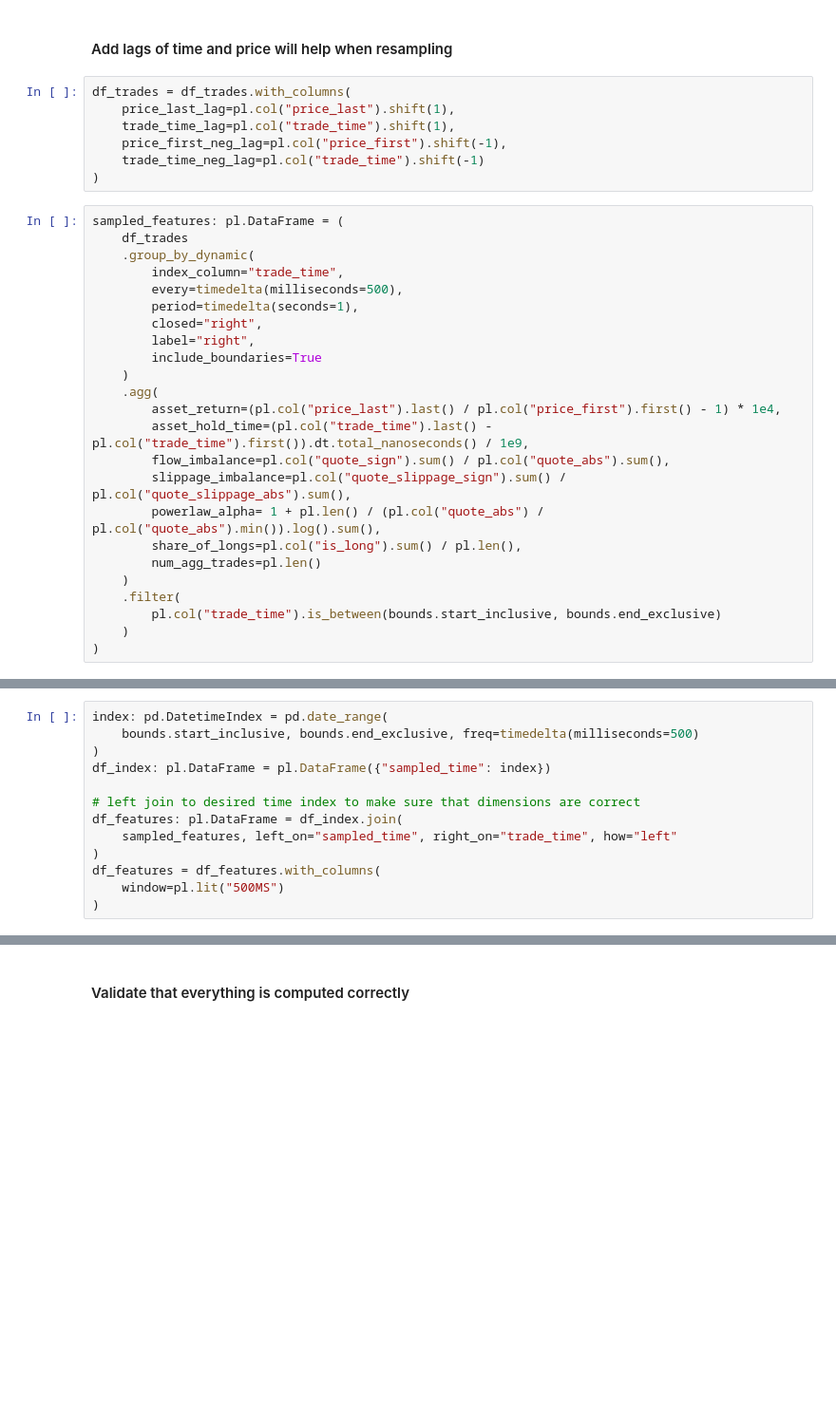
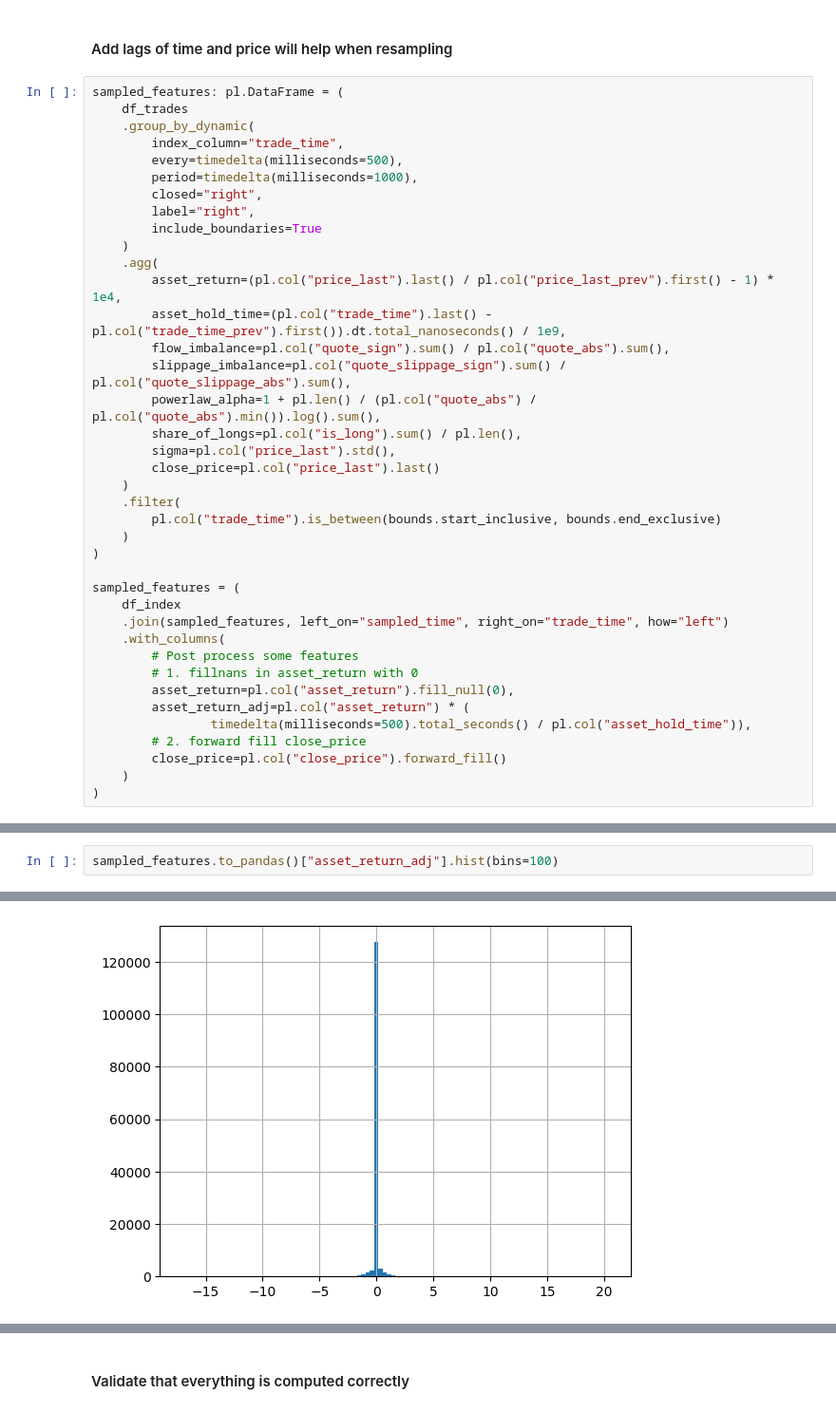
Before and after one commit to B0R0koko/microstructure_ranker, a Jupyter notebook: src/analysis/hft_features.ipynb, the cells around one changed output, grey strips where cells are left out. Shown at 95% size. Saved outputs shown, nothing was run; the diff lists cells and outputs as text; blank space fills up the shorter version.

```diff
--- a/src/analysis/hft_features.ipynb
+++ b/src/analysis/hft_features.ipynb
@@ -98,33 +142,41 @@ df_trades = df_trades.with_columns(
 # %% [markdown]
 <h4>Add lags of time and price will help when resampling</h4>
-# %%
-df_trades = df_trades.with_columns(
-    price_last_lag=pl.col("price_last").shift(1),
-    trade_time_lag=pl.col("trade_time").shift(1),
-    price_first_neg_lag=pl.col("price_first").shift(-1),
-    trade_time_neg_lag=pl.col("trade_time").shift(-1)
-)
 # %%
 sampled_features: pl.DataFrame = (
     df_trades
     .group_by_dynamic(
         index_column="trade_time",
         every=timedelta(milliseconds=500),
-        period=timedelta(seconds=1),
+        period=timedelta(milliseconds=1000),
         closed="right",
         label="right",
         include_boundaries=True
     )
     .agg(
-        asset_return=(pl.col("price_last").last() / pl.col("price_first").first() - 1) * 1e4,
-        asset_hold_time=(pl.col("trade_time").last() - pl.col("trade_time").first()).dt.total_nanoseconds() / 1e9,
+        asset_return=(pl.col("price_last").last() / pl.col("price_last_prev").first() - 1) * 1e4,
+        asset_hold_time=(pl.col("trade_time").last() - pl.col("trade_time_prev").first()).dt.total_nanoseconds() / 1e9,
         flow_imbalance=pl.col("quote_sign").sum() / pl.col("quote_abs").sum(),
         slippage_imbalance=pl.col("quote_slippage_sign").sum() / pl.col("quote_slippage_abs").sum(),
-        powerlaw_alpha= 1 + pl.len() / (pl.col("quote_abs") / pl.col("quote_abs").min()).log().sum(),
+        powerlaw_alpha=1 + pl.len() / (pl.col("quote_abs") / pl.col("quote_abs").min()).log().sum(),
         share_of_longs=pl.col("is_long").sum() / pl.len(),
-        num_agg_trades=pl.len()
+        sigma=pl.col("price_last").std(),
+        close_price=pl.col("price_last").last()
     )
     .filter(
         pl.col("trade_time").is_between(bounds.start_inclusive, bounds.end_exclusive)
     )
 )
+
+sampled_features = (
+    df_index
+    .join(sampled_features, left_on="sampled_time", right_on="trade_time", how="left")
+    .with_columns(
+        # Post process some features
+        # 1. fillnans in asset_return with 0
+        asset_return=pl.col("asset_return").fill_null(0),
+        asset_return_adj=pl.col("asset_return") * (
+                timedelta(milliseconds=500).total_seconds() / pl.col("asset_hold_time")),
+        # 2. forward fill close_price
+        close_price=pl.col("close_price").forward_fill()
+    )
+)
@@ -142,13 +199,3 @@ asset_return * timedelta(seconds=1).total_seconds() / hold_time_sec
 # %%
-index: pd.DatetimeIndex = pd.date_range(
-    bounds.start_inclusive, bounds.end_exclusive, freq=timedelta(milliseconds=500)
-)
-df_index: pl.DataFrame = pl.DataFrame({"sampled_time": index})
-
-# left join to desired time index to make sure that dimensions are correct
-df_features: pl.DataFrame = df_index.join(
-    sampled_features, left_on="sampled_time", right_on="trade_time", how="left"
-)
-df_features = df_features.with_columns(
-    window=pl.lit("500MS")
-)
+sampled_features.to_pandas()["asset_return_adj"].hist(bins=100)
+# %% [output]
@@ -154,0 +203 @@ df_features = df_features.with_columns(
+[figure, added]
```
Also changed, not shown: parts of 16 cells of this notebook, 19 other files.
